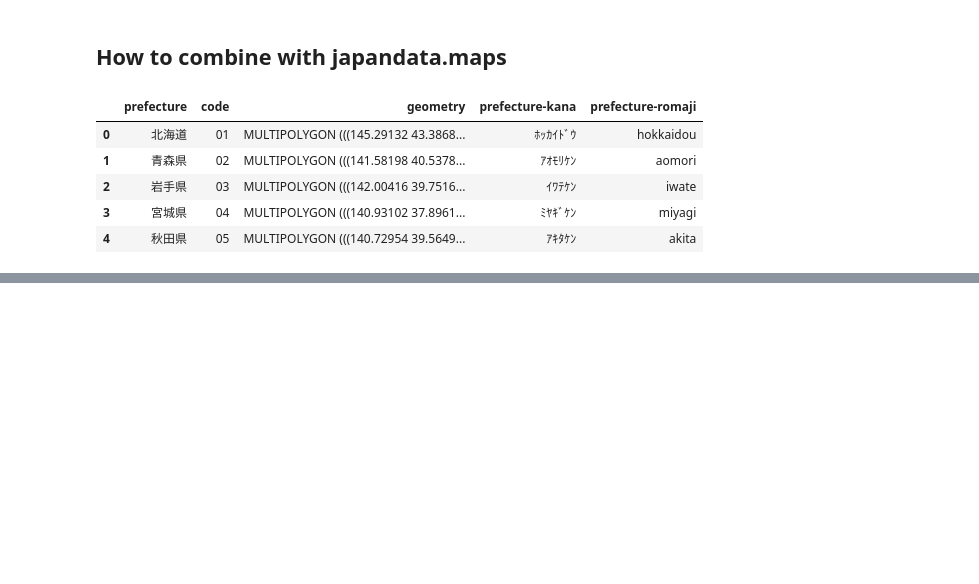
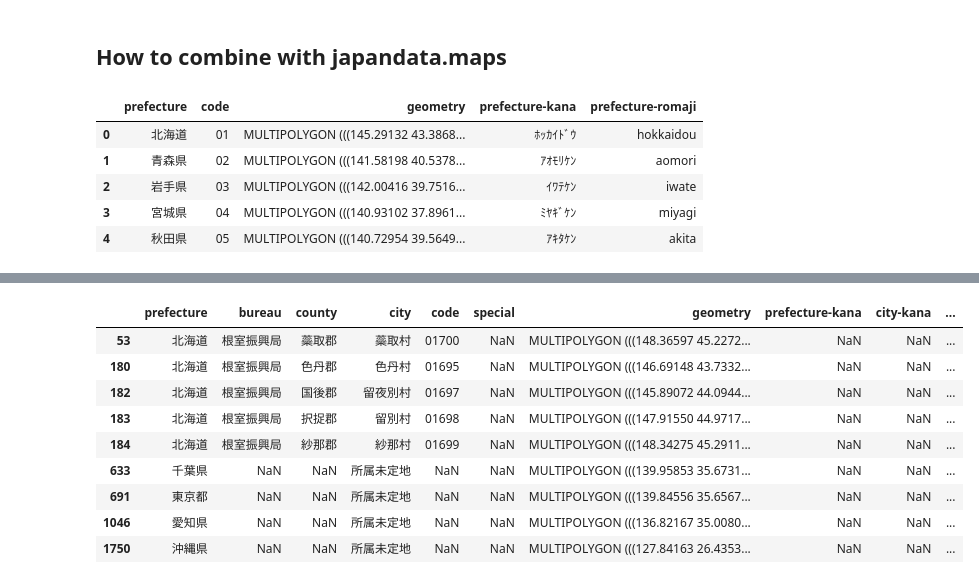
Before and after one commit to passaglia/japandata, a Jupyter notebook: notebooks/readings.ipynb, the cells around one changed output, grey strips where cells are left out. Cells and saved outputs as stored; diff of their text form; code cells hidden in the pictures; blank space fills up the shorter version.

```diff
--- a/notebooks/readings.ipynb
+++ b/notebooks/readings.ipynb
@@ -43,7 +48,9 @@ pref_map_with_readings.head(5)
 | 3 | 宮城県 | 04 | MULTIPOLYGON (((140.93102 37.8961... | ﾐﾔｷﾞｹﾝ | miyagi |
 | 4 | 秋田県 | 05 | MULTIPOLYGON (((140.72954 39.5649... | ｱｷﾀｹﾝ | akita |
 # %%
-city_map_with_readings = city_map.merge(city_names, how='left', on=['prefecture','city'], suffixes=('','_merge')).drop('code_merge',axis=1)
+city_map_with_readings = city_map.merge(
+    city_names, how="left", on=["prefecture", "city"], suffixes=("", "_merge")
+).drop("code_merge", axis=1)
 # %%
 city_map_with_readings.head(5)
 # %% [output]
@@ -58,2 +63,16 @@ pref_map_with_readings['prefecture-romaji']=pref_map_with_readings['prefecture-r
+# %%
+# Merge failures: No reading found
+city_map_with_readings[pd.isna(city_map_with_readings["city-romaji"])]
+# %% [output]
+|  | prefecture | bureau | county | city | code | special | geometry | prefecture-kana | city-kana | ... |
+| 53 | 北海道 | 根室振興局 | 蘂取郡 | 蘂取村 | 01700 | NaN | MULTIPOLYGON (((148.36597 45.2272... | NaN | NaN | ... |
+| 180 | 北海道 | 根室振興局 | 色丹郡 | 色丹村 | 01695 | NaN | MULTIPOLYGON (((146.69148 43.7332... | NaN | NaN | ... |
+| 182 | 北海道 | 根室振興局 | 国後郡 | 留夜別村 | 01697 | NaN | MULTIPOLYGON (((145.89072 44.0944... | NaN | NaN | ... |
+| 183 | 北海道 | 根室振興局 | 択捉郡 | 留別村 | 01698 | NaN | MULTIPOLYGON (((147.91550 44.9717... | NaN | NaN | ... |
+| 184 | 北海道 | 根室振興局 | 紗那郡 | 紗那村 | 01699 | NaN | MULTIPOLYGON (((148.34275 45.2911... | NaN | NaN | ... |
+| 633 | 千葉県 | NaN | NaN | 所属未定地 | NaN | NaN | MULTIPOLYGON (((139.95853 35.6731... | NaN | NaN | ... |
+| 691 | 東京都 | NaN | NaN | 所属未定地 | NaN | NaN | MULTIPOLYGON (((139.84556 35.6567... | NaN | NaN | ... |
+| 1046 | 愛知県 | NaN | NaN | 所属未定地 | NaN | NaN | MULTIPOLYGON (((136.82167 35.0080... | NaN | NaN | ... |
+| 1750 | 沖縄県 | NaN | NaN | 所属未定地 | NaN | NaN | MULTIPOLYGON (((127.84163 26.4353... | NaN | NaN | ... |
 # %%
 import os
```
Also changed, not shown: parts of 4 cells of this notebook, 15 other files.
